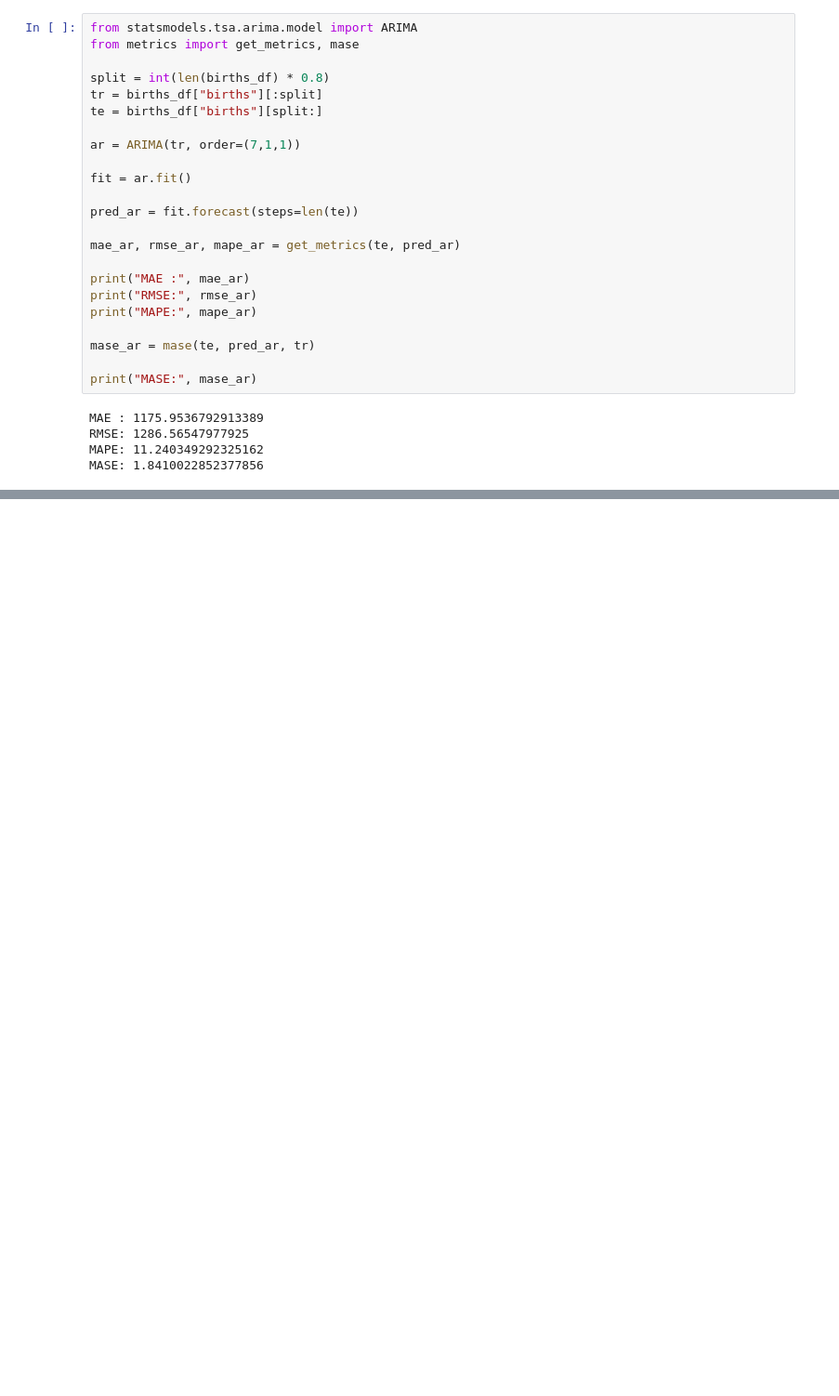
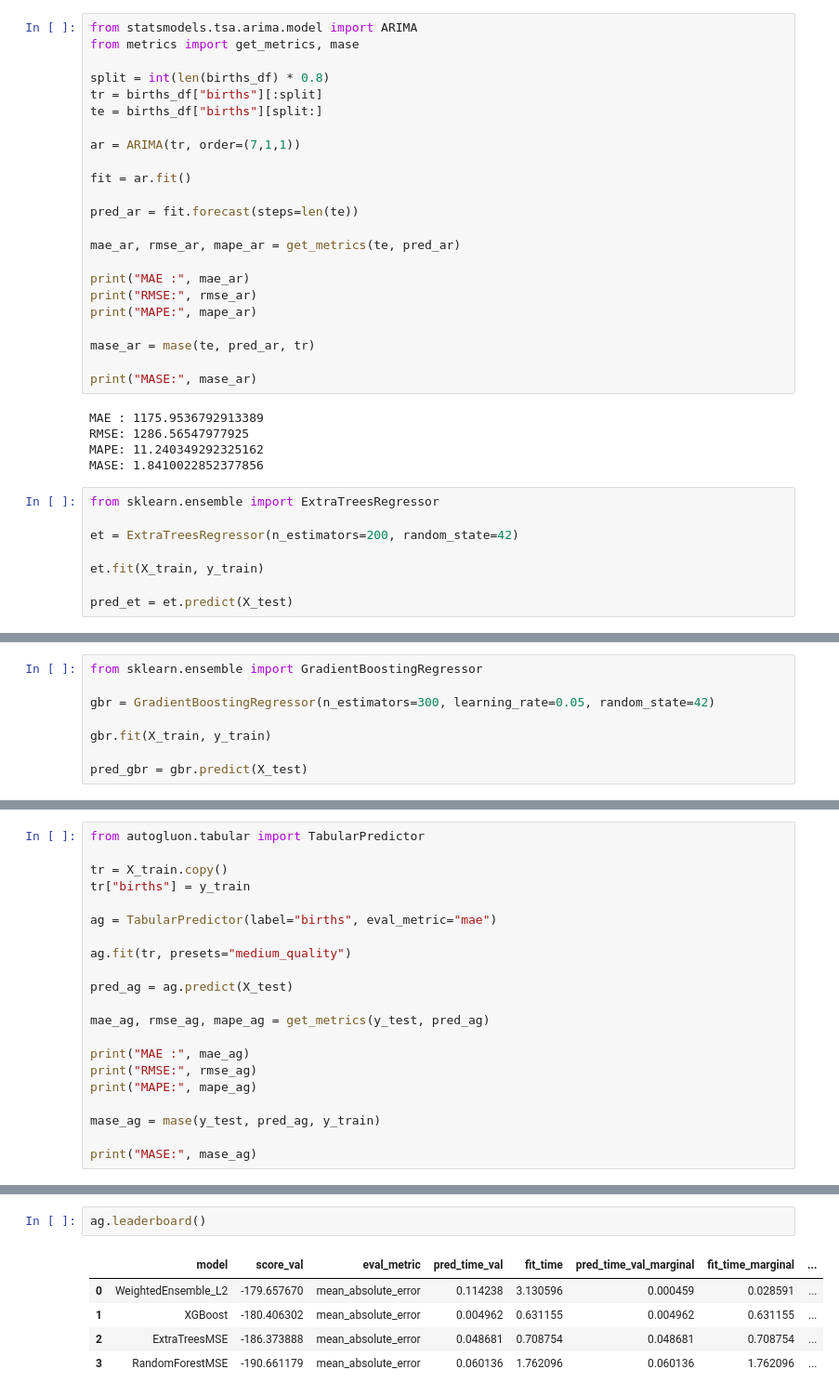
Before and after one commit to parthlearning10-bot/TASK_TIME_SERIES_DATA, a Jupyter notebook: NOTEBOOK/eda.ipynb, the cells around one changed output, grey strips where cells are left out. Shown at 93% size. Drawn from its saved outputs; the diff is of its cells as text; blank space fills up the shorter version.

```diff
--- a/NOTEBOOK/eda.ipynb
+++ b/NOTEBOOK/eda.ipynb
@@ -776,3 +768,11 @@ MAE : 1175.9536792913389
 RMSE: 1286.56547977925
 MAPE: 11.240349292325162
 MASE: 1.8410022852377856
+# %%
+from sklearn.ensemble import ExtraTreesRegressor
+
+et = ExtraTreesRegressor(n_estimators=200, random_state=42)
+
+et.fit(X_train, y_train)
+
+pred_et = et.predict(X_test)
@@ -778,0 +794,8 @@ MASE: 1.8410022852377856
+# %%
+from sklearn.ensemble import GradientBoostingRegressor
+
+gbr = GradientBoostingRegressor(n_estimators=300, learning_rate=0.05, random_state=42)
+
+gbr.fit(X_train, y_train)
+
+pred_gbr = gbr.predict(X_test)
@@ -778,0 +834,21 @@ MASE: 1.8410022852377856
+# %%
+from autogluon.tabular import TabularPredictor
+
+tr = X_train.copy()
+tr["births"] = y_train
+
+ag = TabularPredictor(label="births", eval_metric="mae")
+
+ag.fit(tr, presets="medium_quality")
+
+pred_ag = ag.predict(X_test)
+
+mae_ag, rmse_ag, mape_ag = get_metrics(y_test, pred_ag)
+
+print("MAE :", mae_ag)
+print("RMSE:", rmse_ag)
+print("MAPE:", mape_ag)
+
+mase_ag = mase(y_test, pred_ag, y_train)
+
+print("MASE:", mase_ag)
@@ -778,0 +877,8 @@ MASE: 1.8410022852377856
+# %%
+ag.leaderboard()
+# %% [output]
+|  | model | score_val | eval_metric | pred_time_val | fit_time | pred_time_val_marginal | fit_time_marginal | ... |
+| 0 | WeightedEnsemble_L2 | -179.657670 | mean_absolute_error | 0.114238 | 3.130596 | 0.000459 | 0.028591 | ... |
+| 1 | XGBoost | -180.406302 | mean_absolute_error | 0.004962 | 0.631155 | 0.004962 | 0.631155 | ... |
+| 2 | ExtraTreesMSE | -186.373888 | mean_absolute_error | 0.048681 | 0.708754 | 0.048681 | 0.708754 | ... |
+| 3 | RandomForestMSE | -190.661179 | mean_absolute_error | 0.060136 | 1.762096 | 0.060136 | 1.762096 | ... |
```
Also changed, not shown: parts of 12 cells of this notebook, 2 other files.
